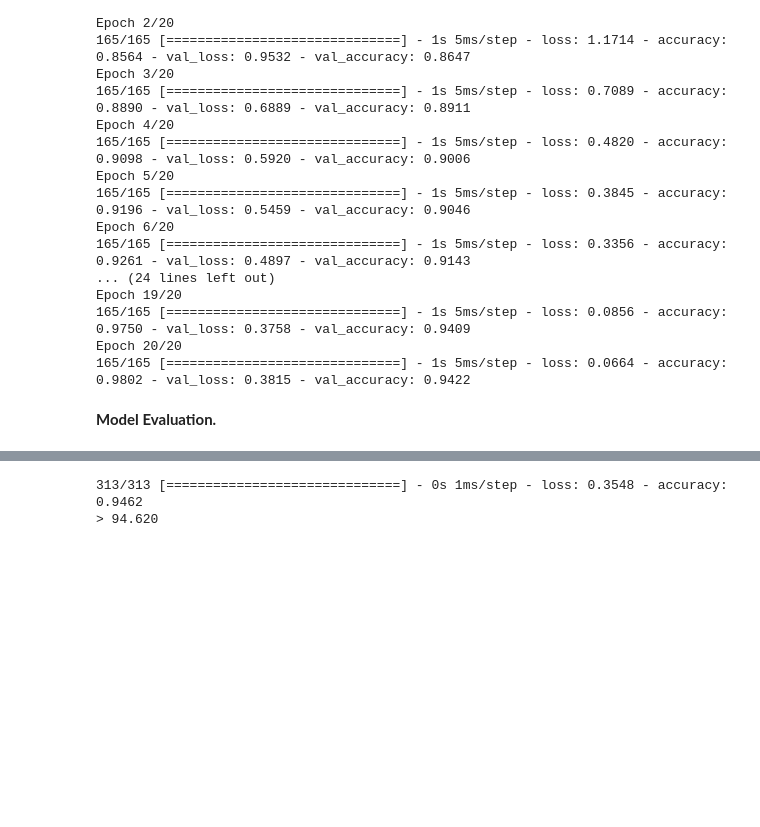
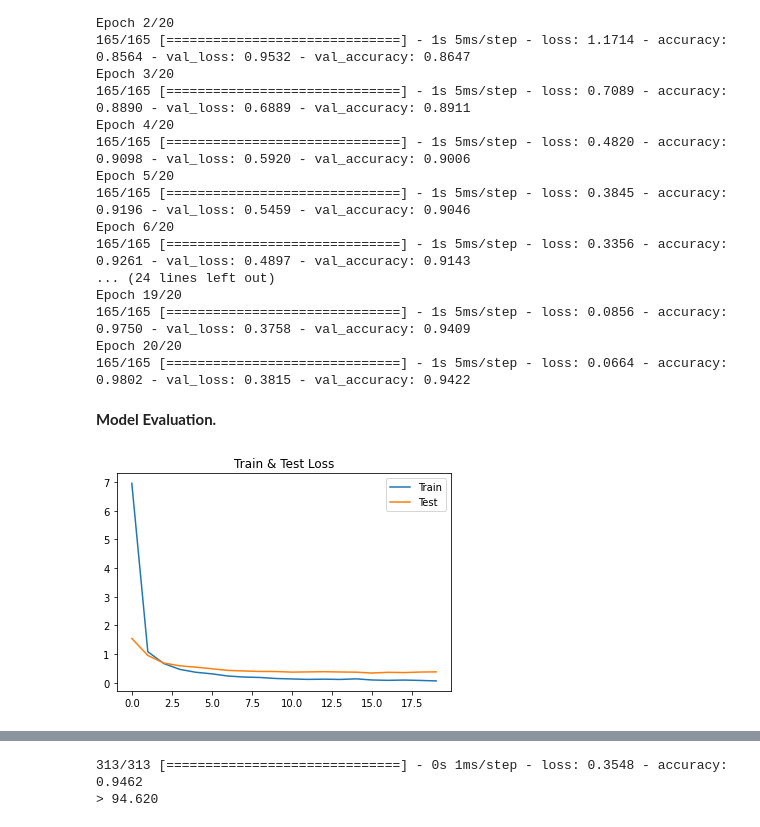
Before and after one commit to hamdanihamza/Handwritten-Digits-Recognition, a Jupyter notebook: Handwritten_Digits_Recognition.ipynb, the cells around one changed output, grey strips where cells are left out. Saved outputs shown, nothing was run; the diff lists cells and outputs as text; code cells hidden in the pictures; blank space fills up the shorter version.

```diff
--- a/Handwritten_Digits_Recognition.ipynb
+++ b/Handwritten_Digits_Recognition.ipynb
@@ -83,3 +83,11 @@ Epoch 20/20
 165/165 [==============================] - 1s 5ms/step - loss: 0.0664 - accuracy: 0.9802 - val_loss: 0.3815 - val_accuracy: 0.9422
 # %% [markdown]
 **Model Evaluation.**
+# %%
+plt.plot(history.history['loss'])
+plt.plot(history.history['val_loss'])
+plt.title("Train & Test Loss")
+plt.legend(["Train", "Test"])
+plt.show()
+# %% [output]
+[figure, added]
```
Also changed, not shown: parts of 1 cell of this notebook.
